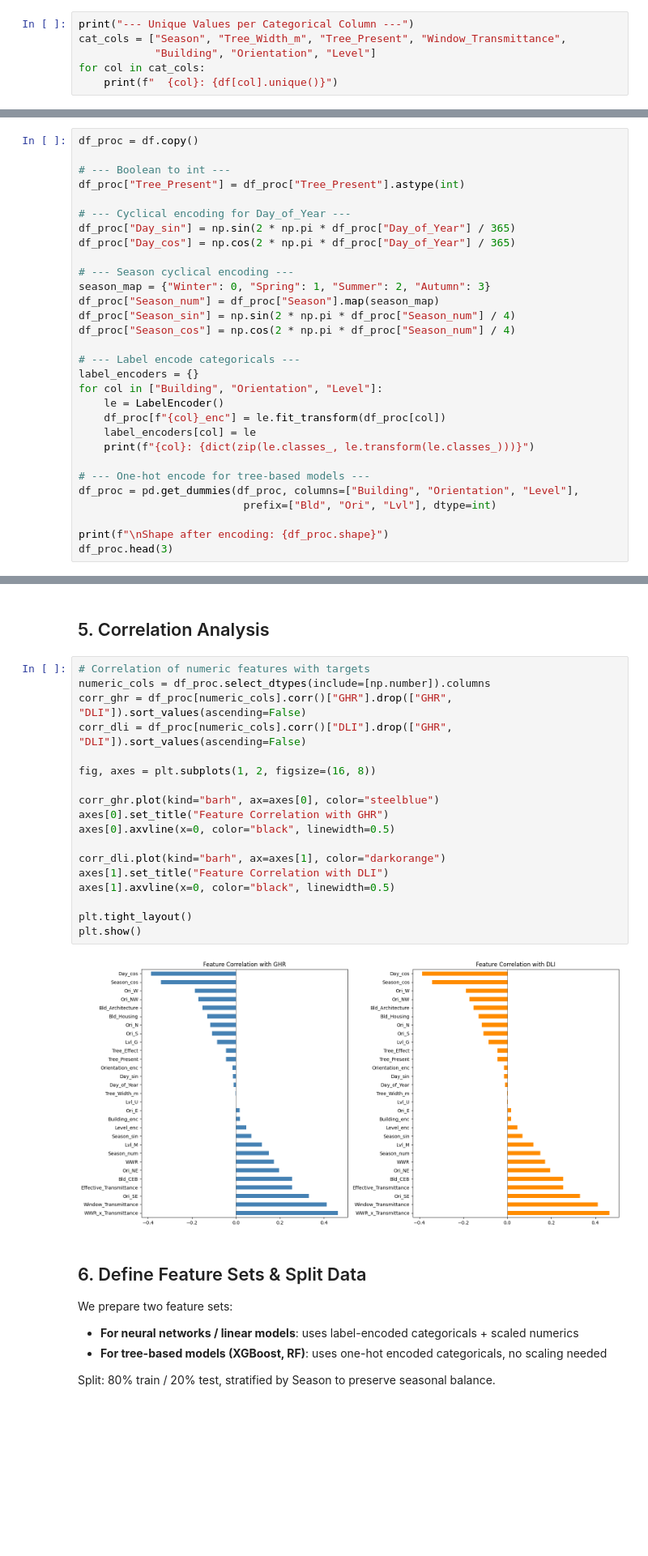
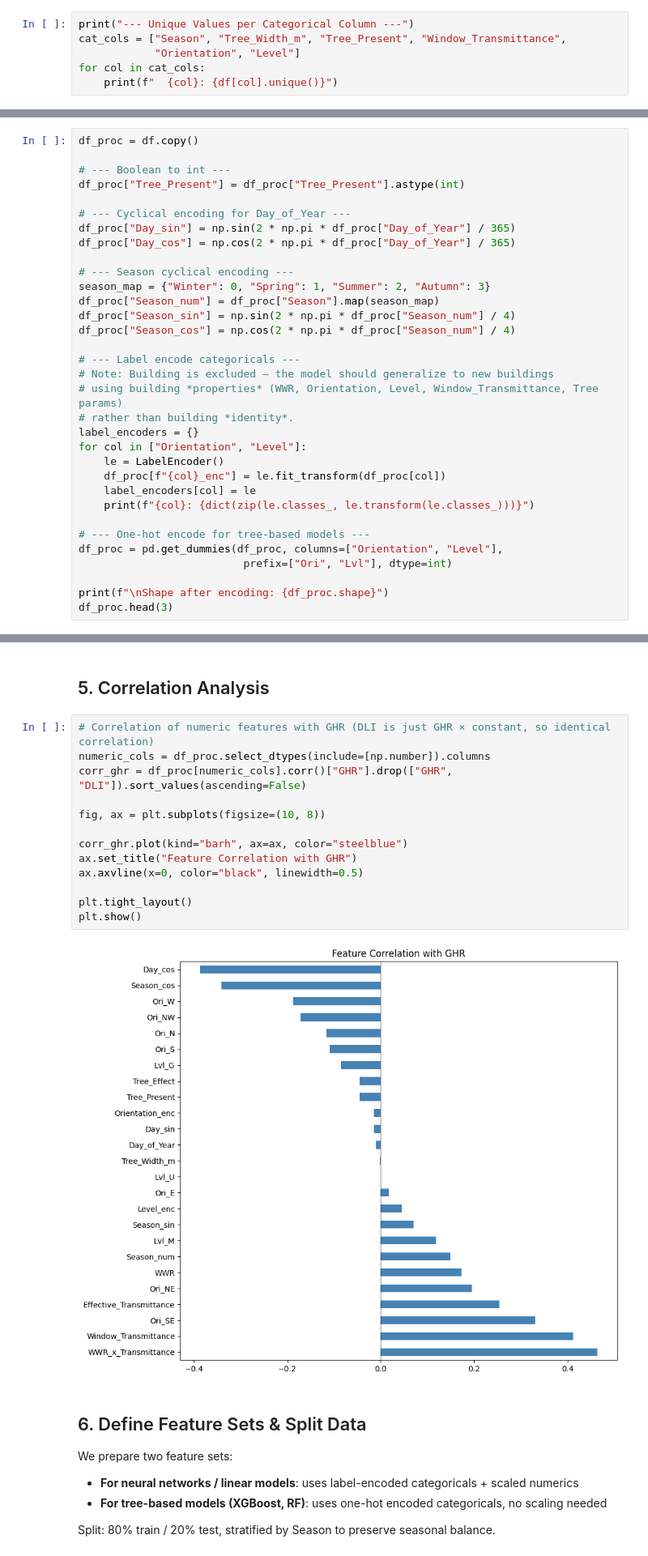
Before and after one commit to OmerFarukMerey/eCAADe2026-A-Serious-Game-Framework-for-Daylight-Driven-Indoor-Farming-Paper-Code, a Jupyter notebook: notebooks/preprocessing.ipynb, the cells around one changed output, grey strips where cells are left out. Shown at 81% size. Drawn from its saved outputs; the diff is of its cells as text; blank space fills up the shorter version.

Commit message:
refactor(export): consolidated to single GHR model

```diff
--- a/notebooks/preprocessing.ipynb
+++ b/notebooks/preprocessing.ipynb
@@ -98,7 +104,7 @@ dtype: int64
 # %%
 print("--- Unique Values per Categorical Column ---")
 cat_cols = ["Season", "Tree_Width_m", "Tree_Present", "Window_Transmittance",
-            "Building", "Orientation", "Level"]
+            "Orientation", "Level"]
 for col in cat_cols:
     print(f"  {col}: {df[col].unique()}")
 # %% [output]
@@ -169,16 +175,19 @@ df_proc["Season_sin"] = np.sin(2 * np.pi * df_proc["Season_num"] / 4)
 df_proc["Season_cos"] = np.cos(2 * np.pi * df_proc["Season_num"] / 4)
 
 # --- Label encode categoricals ---
+# Note: Building is excluded — the model should generalize to new buildings
+# using building *properties* (WWR, Orientation, Level, Window_Transmittance, Tree params)
+# rather than building *identity*.
 label_encoders = {}
-for col in ["Building", "Orientation", "Level"]:
+for col in ["Orientation", "Level"]:
     le = LabelEncoder()
     df_proc[f"{col}_enc"] = le.fit_transform(df_proc[col])
     label_encoders[col] = le
     print(f"{col}: {dict(zip(le.classes_, le.transform(le.classes_)))}")
 
 # --- One-hot encode for tree-based models ---
-df_proc = pd.get_dummies(df_proc, columns=["Building", "Orientation", "Level"],
-                          prefix=["Bld", "Ori", "Lvl"], dtype=int)
+df_proc = pd.get_dummies(df_proc, columns=["Orientation", "Level"],
+                          prefix=["Ori", "Lvl"], dtype=int)
 
 print(f"\nShape after encoding: {df_proc.shape}")
 df_proc.head(3)
@@ -217,25 +225,20 @@ New features added:
 # %% [markdown]
 ## 5. Correlation Analysis
 # %%
-# Correlation of numeric features with targets
+# Correlation of numeric features with GHR (DLI is just GHR × constant, so identical correlation)
 numeric_cols = df_proc.select_dtypes(include=[np.number]).columns
 corr_ghr = df_proc[numeric_cols].corr()["GHR"].drop(["GHR", "DLI"]).sort_values(ascending=False)
-corr_dli = df_proc[numeric_cols].corr()["DLI"].drop(["GHR", "DLI"]).sort_values(ascending=False)
 
-fig, axes = plt.subplots(1, 2, figsize=(16, 8))
+fig, ax = plt.subplots(figsize=(10, 8))
 
-corr_ghr.plot(kind="barh", ax=axes[0], color="steelblue")
-axes[0].set_title("Feature Correlation with GHR")
-axes[0].axvline(x=0, color="black", linewidth=0.5)
-
-corr_dli.plot(kind="barh", ax=axes[1], color="darkorange")
-axes[1].set_title("Feature Correlation with DLI")
-axes[1].axvline(x=0, color="black", linewidth=0.5)
+corr_ghr.plot(kind="barh", ax=ax, color="steelblue")
+ax.set_title("Feature Correlation with GHR")
+ax.axvline(x=0, color="black", linewidth=0.5)
 
 plt.tight_layout()
 plt.show()
 # %% [output]
-[figure, old version]
+[figure, new version]
 # %% [markdown]
 ## 6. Define Feature Sets & Split Data
 
```
Also changed, not shown: parts of 9 cells of this notebook, 6 other files.
